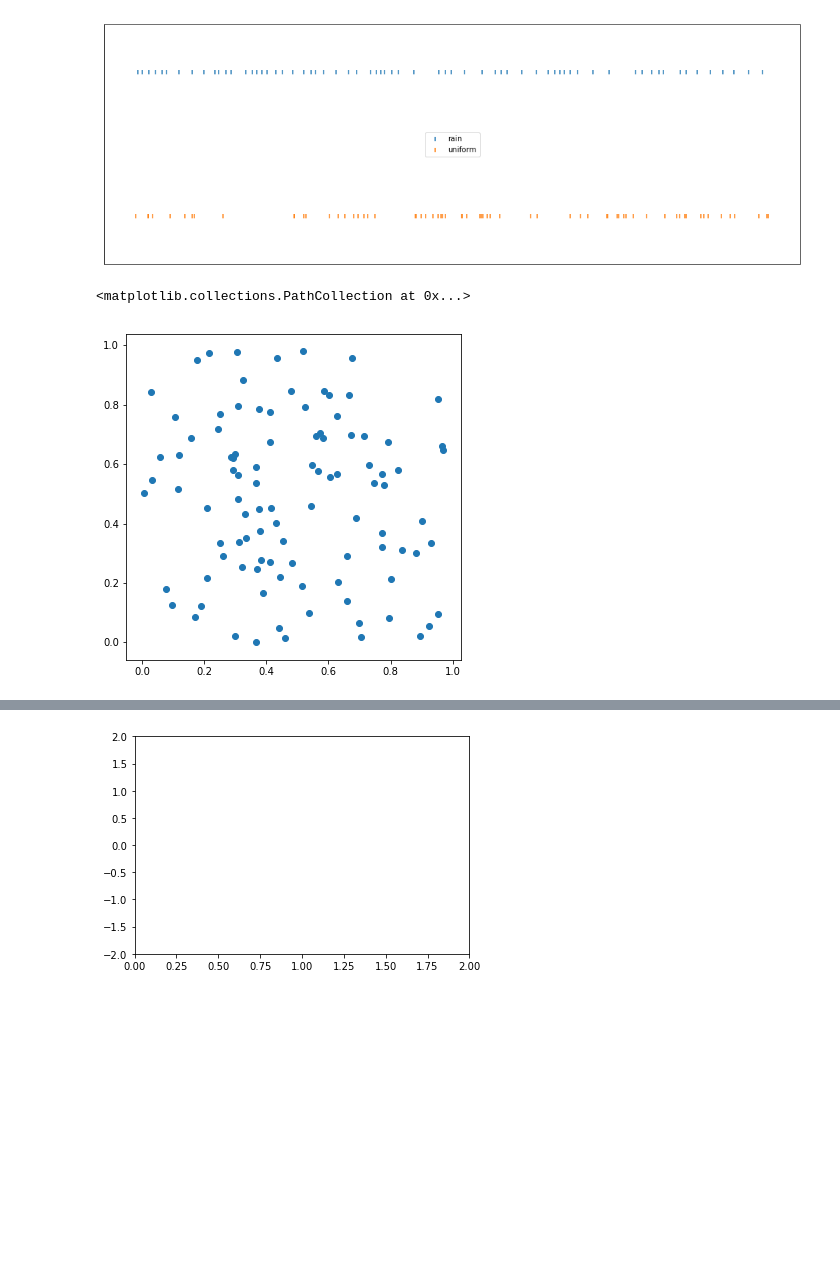
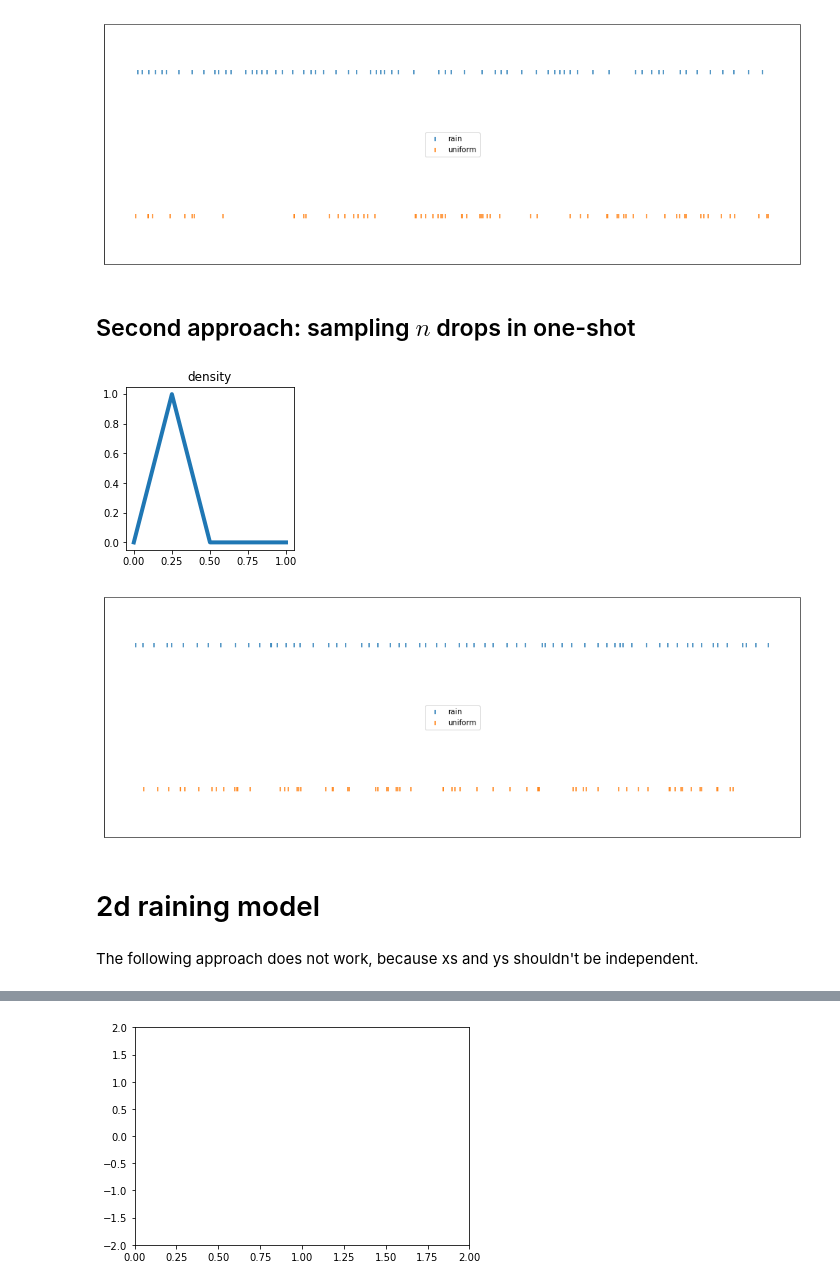
Before and after one commit to ivankeller/discepancy, a Jupyter notebook: discrepancy1.ipynb, the cells around one changed output, grey strips where cells are left out. Saved outputs shown, nothing was run; the diff lists cells and outputs as text; code cells hidden in the pictures; blank space fills up the shorter version.

```diff
--- a/discrepancy1.ipynb
+++ b/discrepancy1.ipynb
@@ -109,10 +111,9 @@ plt.xticks([])
 plt.yticks([]);
 # %% [output]
 [figure]
-# %%
-nb_drops = 100
-plt.figure(figsize=(6,6))
-plt.scatter(np.random.sample(nb_drops), np.random.sample(nb_drops), marker='o')
-# %% [output]
-<matplotlib.collections.PathCollection at 0x...>
-[figure, removed]
+# %% [markdown]
+## Second approach: sampling $n$ drops in one-shot
+# %%
+r1d.plot_density(lambda x: r1d.triangle_density(x, 0.25))
+# %% [output]
+[figure, added]
@@ -118,0 +124,15 @@ plt.scatter(np.random.sample(nb_drops), np.random.sample(nb_drops), marker='o')
+# %%
+plt.figure(figsize=(17, 6))
+plt.scatter(drops, 0.8 * np.ones(n), marker='|', label='rain')
+plt.scatter(uniform_rain, 0.2 * np.ones(n), marker='|', label='uniform')
+plt.ylim(ymin=0.0, ymax=1.0)
+plt.legend(loc='center')
+#plt.axis('off');
+plt.xticks([])
+plt.yticks([]);
+# %% [output]
+[figure, added]
+# %% [markdown]
+# 2d raining model
+# %% [markdown]
+The following approach does not work, because xs and ys shouldn't be independent.
```
Also changed, not shown: parts of 7 cells of this notebook, 3 other files.
